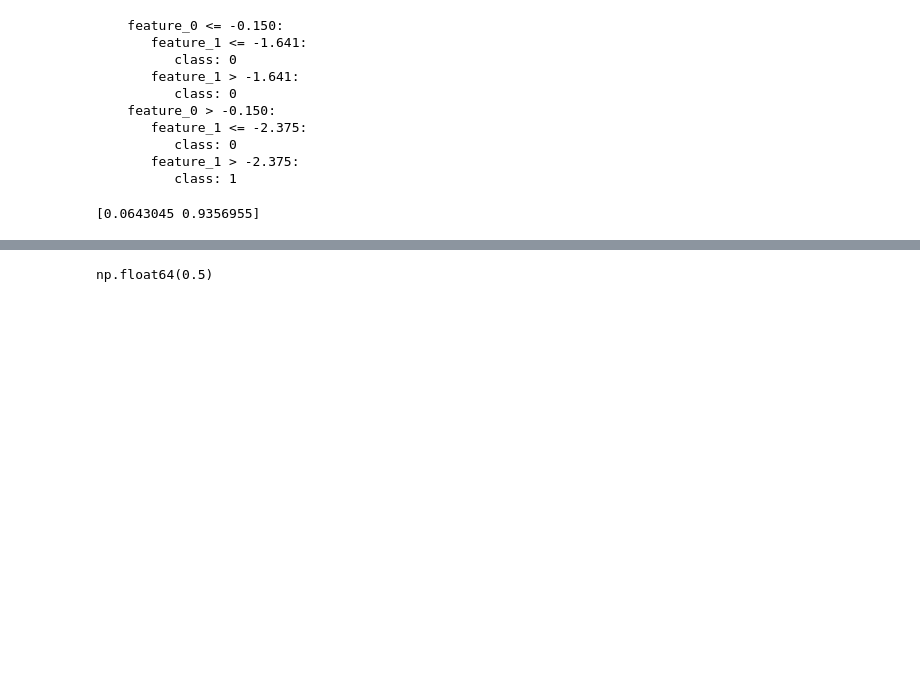
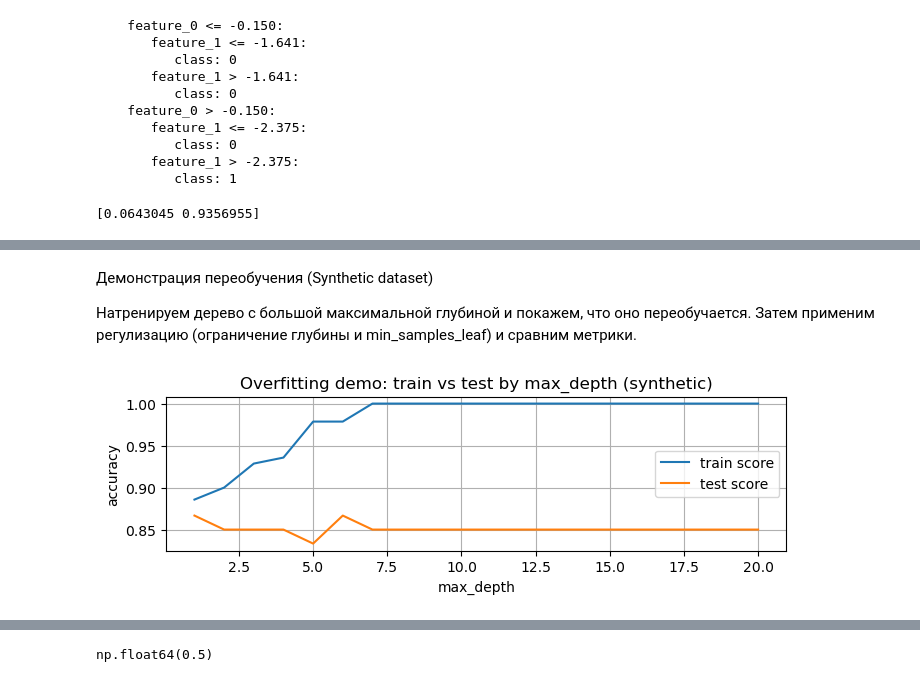
Before and after one commit to iTonyJah/DataScience, a Jupyter notebook: Edu/a-math/a-math_final_project.ipynb, the cells around one changed output, grey strips where cells are left out. Saved outputs shown, nothing was run; the diff lists cells and outputs as text; code cells hidden in the pictures; blank space fills up the shorter version.

```diff
--- a/Edu/a-math/a-math_final_project.ipynb
+++ b/Edu/a-math/a-math_final_project.ipynb
@@ -799,0 +566,34 @@ np.float64(1.0)
+# %% [markdown]
+Демонстрация переобучения (Synthetic dataset)
+
+Натренируем дерево с большой максимальной глубиной и покажем, что оно переобучается.
+Затем применим регулизацию (ограничение глубины и min_samples_leaf) и сравним метрики.
+# %%
+# Helper to evaluate different depths
+def evaluate_depths(depths, min_samples_leaf=1):
+    train_scores = []
+    test_scores = []
+    for d in depths:
+        clf = DecisionTreeClassifier(max_depth=d, min_samples_leaf=min_samples_leaf, random_state=42)
+        clf.fit(X_train_s, y_train_s)
+        train_scores.append(clf.score(X_train_s, y_train_s))
+        test_scores.append(clf.score(X_test_s, y_test_s))
+    return train_scores, test_scores
+# %%
+# Train/test split for synthetic
+X_train_s, X_test_s, y_train_s, y_test_s = train_test_split(X, y, test_size=0.3, random_state=42, stratify=y)
+
+depths = list(range(1, 21))
+train_scores, test_scores = evaluate_depths(depths, min_samples_leaf=1)
+
+plt.figure(figsize=(8,2))
+plt.plot(depths, train_scores, label='train score')
+plt.plot(depths, test_scores, label='test score')
+plt.xlabel('max_depth')
+plt.ylabel('accuracy')
+plt.title('Overfitting demo: train vs test by max_depth (synthetic)')
+plt.legend()
+plt.grid(True)
+plt.show()
+# %% [output]
+[figure, added]
```
Also changed, not shown: parts of 30 cells of this notebook.
